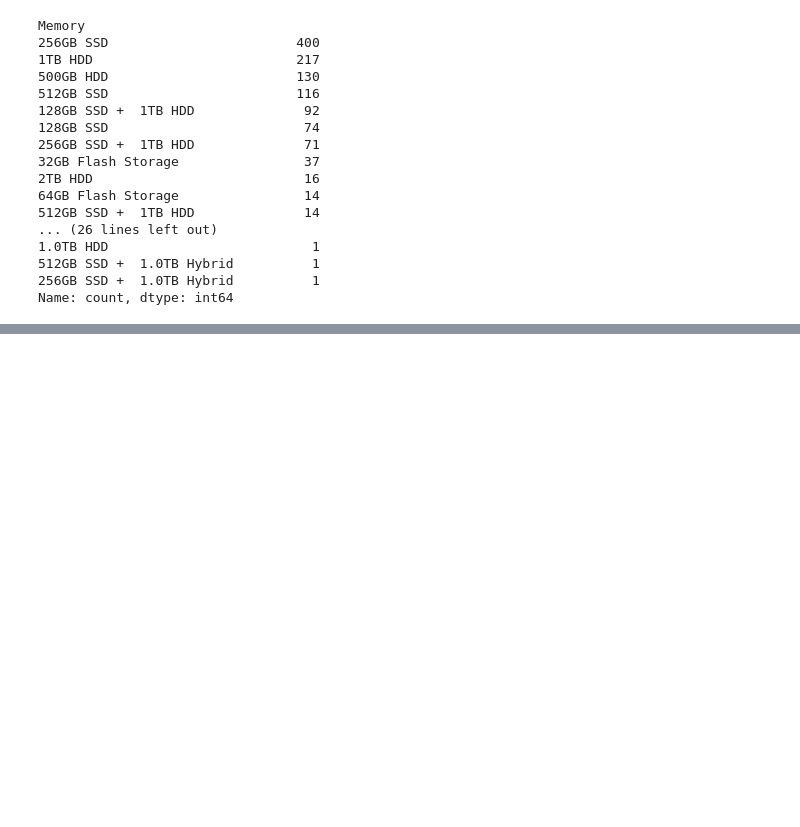
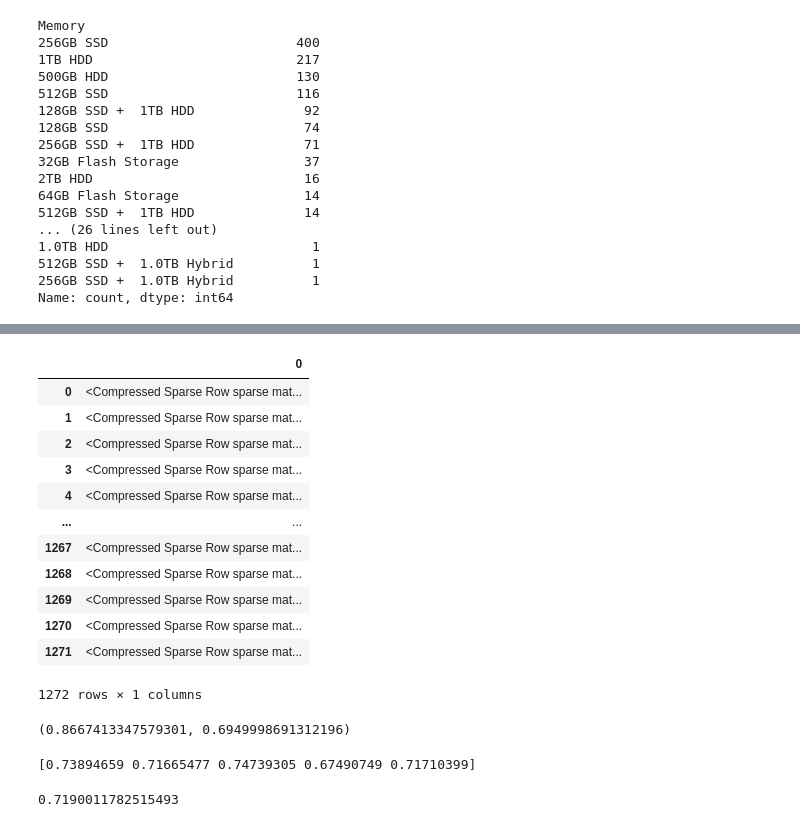
Before and after one commit to HaileleulGirma/Laptop-price-predicting-model, a Jupyter notebook: laptop sales data/laptop_sales.ipynb, the cells around one changed output, grey strips where cells are left out. Saved outputs shown, nothing was run; the diff lists cells and outputs as text; code cells hidden in the pictures; blank space fills up the shorter version.

```diff
--- a/laptop sales data/laptop_sales.ipynb
+++ b/laptop sales data/laptop_sales.ipynb
@@ -518,0 +406,25 @@ model.score(X_test, y_test)
+# %%
+from sklearn.ensemble import RandomForestRegressor
+from sklearn.preprocessing import OneHotEncoder
+from sklearn.compose import ColumnTransformer
+onehot = OneHotEncoder()
+cat_feat = ['OpSys','TypeName', 'Company', 'Memory type']
+col_trans = ColumnTransformer([
+    ('huha', onehot, cat_feat)],
+    remainder='passthrough')
+transformed_x = col_trans.fit_transform(X)
+pd.DataFrame(transformed_x)
+# %% [output]
+|  | 0 |
+| 0 | <Compressed Sparse Row sparse mat... |
+| 1 | <Compressed Sparse Row sparse mat... |
+| 2 | <Compressed Sparse Row sparse mat... |
+| 3 | <Compressed Sparse Row sparse mat... |
+| 4 | <Compressed Sparse Row sparse mat... |
+| ... | ... |
+| 1267 | <Compressed Sparse Row sparse mat... |
+| 1268 | <Compressed Sparse Row sparse mat... |
+| 1269 | <Compressed Sparse Row sparse mat... |
+| 1270 | <Compressed Sparse Row sparse mat... |
+| 1271 | <Compressed Sparse Row sparse mat... |
+1272 rows × 1 columns
@@ -518,0 +437,21 @@ model.score(X_test, y_test)
+# %%
+np.random.seed(2)
+model = RandomForestRegressor()
+model.fit(X_train, y_train)
+model.score(X_train, y_train), model.score(X_test, y_test)
+# %% [output]
+(0.8667413347579301, 0.6949998691312196)
+# %%
+np.random.seed(2)
+
+from sklearn.model_selection import cross_val_score
+first_csv = cross_val_score(model,
+                           transformed_x,
+                           y,
+                           cv=5,
+                           scoring=None)# this parameter becomes the estimators default score
+print(first_csv)
+first_csv.mean()
+# %% [output]
+[0.73894659 0.71665477 0.74739305 0.67490749 0.71710399]
+0.7190011782515493
```
Also changed, not shown: parts of 30 cells of this notebook.
